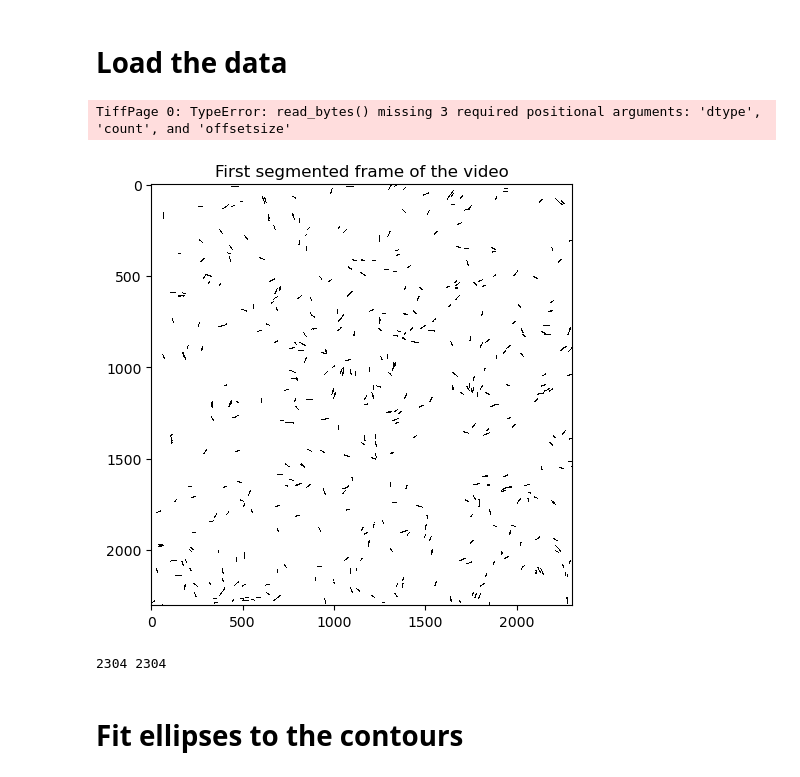
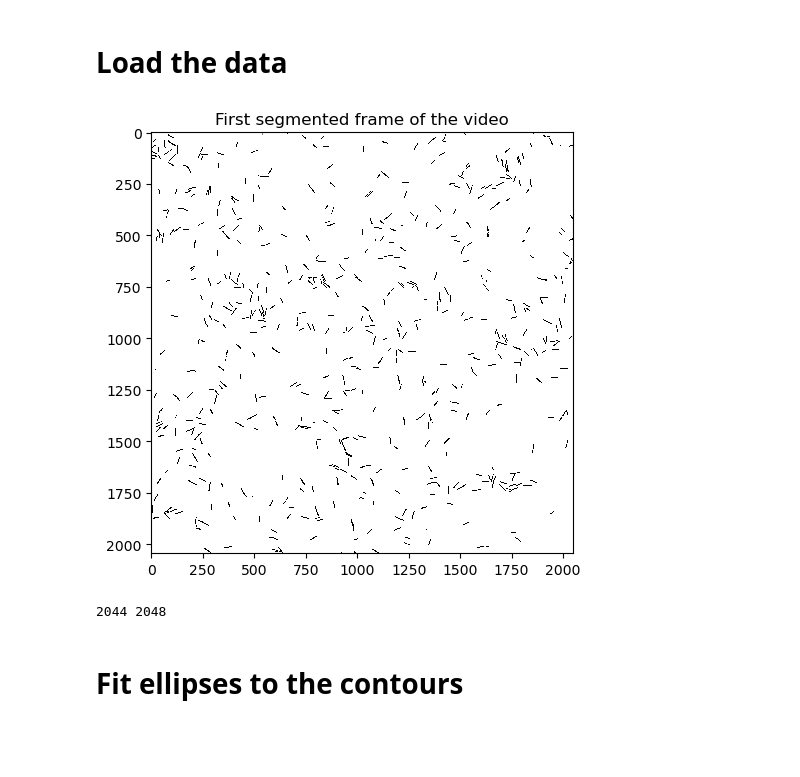
Before and after one commit to mrizaarseven98/bacteria_tracker, a Jupyter notebook: main.ipynb, the cells around one changed output. Cells and saved outputs as stored; diff of their text form; code cells hidden in the pictures; blank space fills up the shorter version.

```diff
--- a/main.ipynb
+++ b/main.ipynb
@@ -6,15 +6,14 @@ import trackbact as tb
 # %% [markdown]
 # Load the data
 # %%
-file_name="pilH_dense_mSc.tif"
+file_name="pilH_dilute_segmented.tif"
 im=tb.load_tif(file_name, show=True)
 tifdim1=im.shape[1]
 tifdim2=im.shape[2]
 print(tifdim1, tifdim2)
 # %% [output]
+[figure, new version]
-TiffPage 0: TypeError: read_bytes() missing 3 required positional arguments: 'dtype', 'count', and 'offsetsize'
+2044 2048
-[figure, old version]
-2304 2304
 # %% [markdown]
 # Fit ellipses to the contours
 # %%
```
Also changed, not shown: parts of 5 cells of this notebook.
